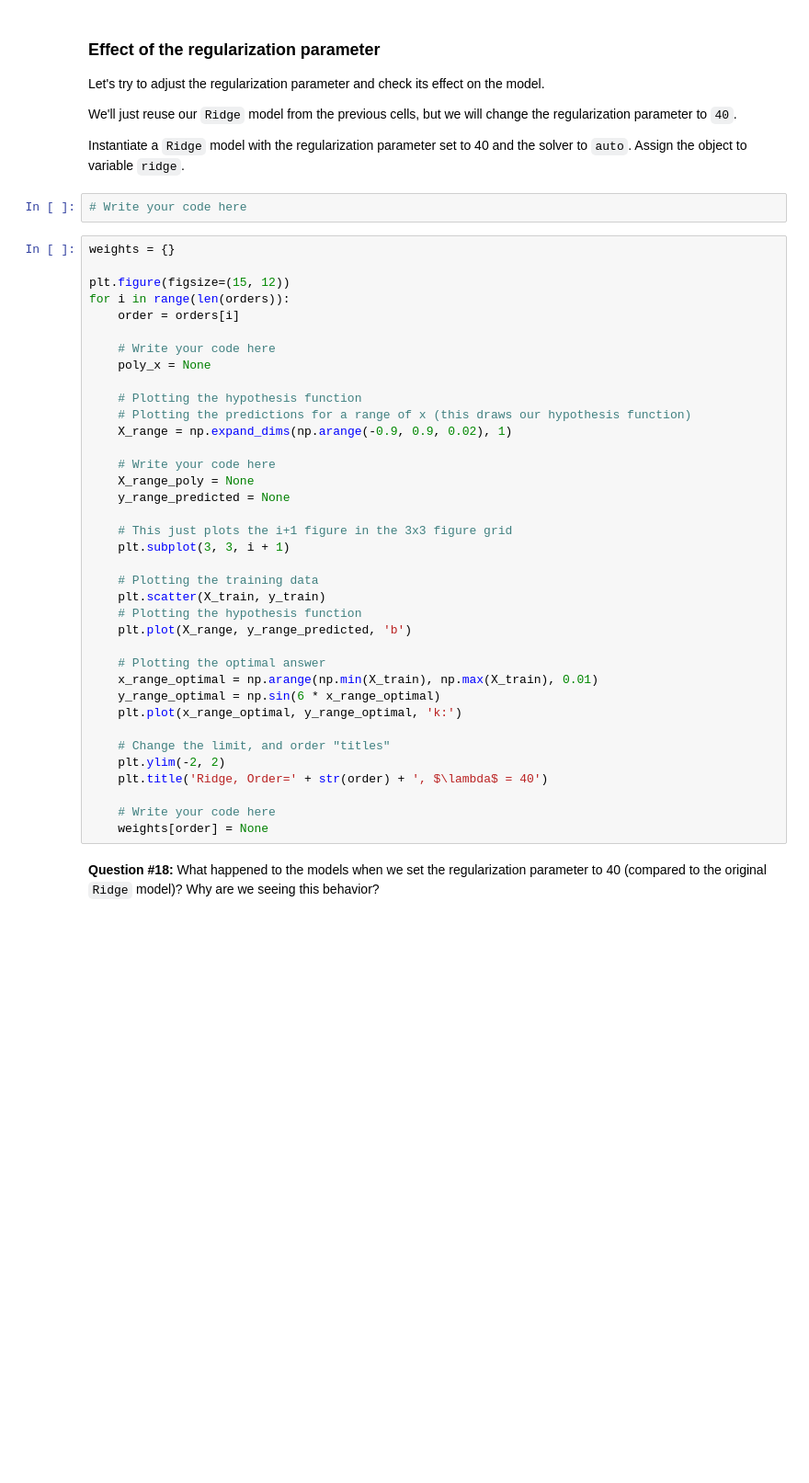
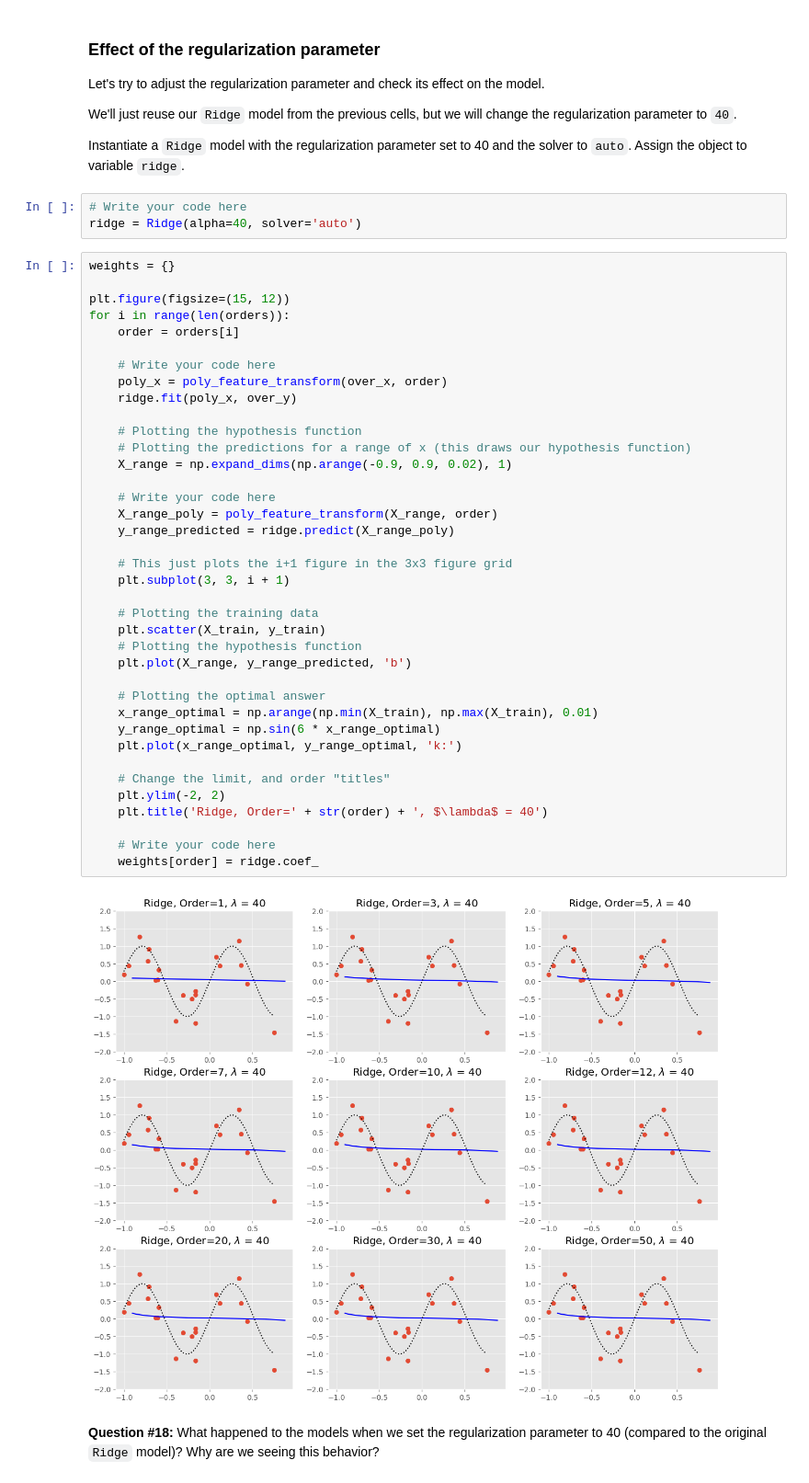
Before and after one commit to ubergonmx/stintsy-data, a Jupyter notebook: n3/03 - Regularized Linear Regression - Blank.ipynb, the cells around one changed output. Shown at 92% size. Saved outputs shown, nothing was run; the diff lists cells and outputs as text; blank space fills up the shorter version.

```diff
--- a/n3/03 - Regularized Linear Regression - Blank.ipynb
+++ b/n3/03 - Regularized Linear Regression - Blank.ipynb
@@ -909,43 +1154,47 @@ We'll just reuse our `Ridge` model from the previous cells, but we will change t
 Instantiate a `Ridge` model with the regularization parameter set to 40 and the solver to `auto`. Assign the object to variable `ridge`.
 # %%
 # Write your code here
+ridge = Ridge(alpha=40, solver='auto')
 # %%
 weights = {}
 
 plt.figure(figsize=(15, 12))
 for i in range(len(orders)):
     order = orders[i]
 
     # Write your code here
-    poly_x = None
+    poly_x = poly_feature_transform(over_x, order)
+    ridge.fit(poly_x, over_y)
 
     # Plotting the hypothesis function
     # Plotting the predictions for a range of x (this draws our hypothesis function)
     X_range = np.expand_dims(np.arange(-0.9, 0.9, 0.02), 1)
 
     # Write your code here
-    X_range_poly = None
-    y_range_predicted = None
+    X_range_poly = poly_feature_transform(X_range, order)
+    y_range_predicted = ridge.predict(X_range_poly)
 
     # This just plots the i+1 figure in the 3x3 figure grid
     plt.subplot(3, 3, i + 1)
 
     # Plotting the training data
     plt.scatter(X_train, y_train)
     # Plotting the hypothesis function
     plt.plot(X_range, y_range_predicted, 'b')
 
     # Plotting the optimal answer
     x_range_optimal = np.arange(np.min(X_train), np.max(X_train), 0.01)
     y_range_optimal = np.sin(6 * x_range_optimal)
     plt.plot(x_range_optimal, y_range_optimal, 'k:')
 
     # Change the limit, and order "titles"
     plt.ylim(-2, 2)
     plt.title('Ridge, Order=' + str(order) + ', $\lambda$ = 40')
 
     # Write your code here
-    weights[order] = None
+    weights[order] = ridge.coef_
+# %% [output]
+[figure, added]
 # %% [markdown]
 **Question #18:** What happened to the models when we set the regularization parameter to 40 (compared to the original `Ridge` model)? Why are we seeing this behavior?
 # %% [markdown]
```
Also changed, not shown: parts of 115 cells of this notebook, 1 other file.
